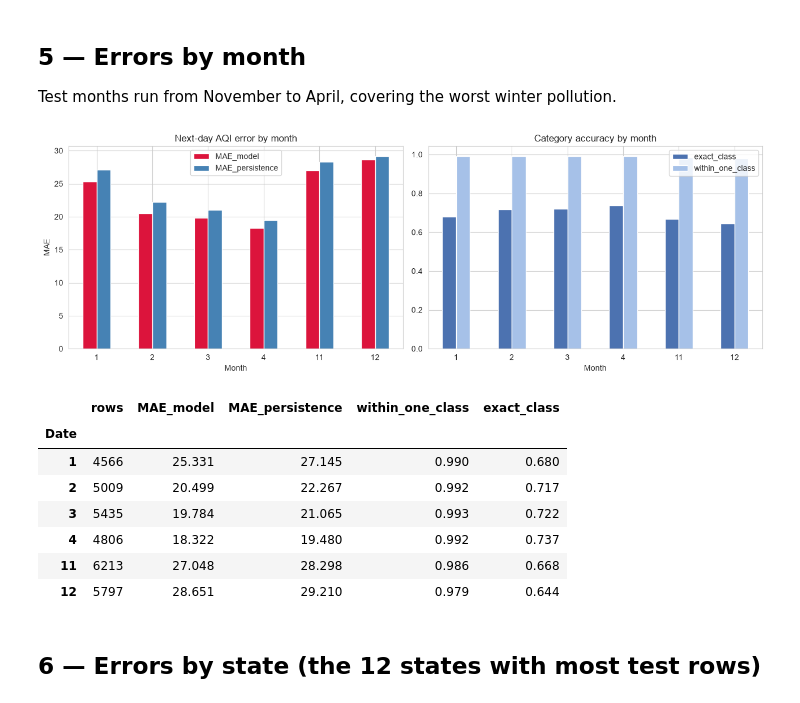
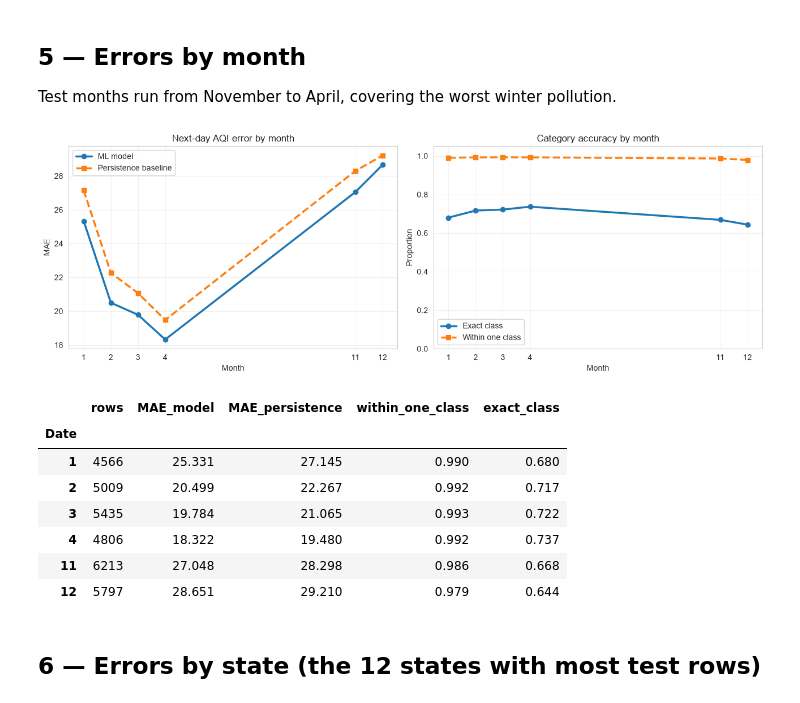
Before and after one commit to nikita-sci/AQI-prediction-India, a Jupyter notebook: notebooks/05_analysis_2023_25.ipynb, the cells around one changed output. Saved outputs shown, nothing was run; the diff lists cells and outputs as text; code cells hidden in the pictures.

```diff
--- a/notebooks/05_analysis_2023_25.ipynb
+++ b/notebooks/05_analysis_2023_25.ipynb
@@ -189,20 +255,79 @@ Test months run from November to April, covering the worst winter pollution.
 # %%
 by_month = test.groupby(test['Date'].dt.month).agg(
     rows=('abs_err', 'size'),
     MAE_model=('abs_err', 'mean'),
     MAE_persistence=('abs_err_persist', 'mean'),
     within_one_class=('class_gap', lambda s: (s <= 1).mean()),
-    exact_class=('class_gap', lambda s: (s == 0).mean()))
+    exact_class=('class_gap', lambda s: (s == 0).mean())
+)
+
+# Keep months ordered
+by_month = by_month.sort_index()
+
+months = by_month.index.tolist()
+month_labels = [str(m) for m in months]
 
 fig, ax = plt.subplots(1, 2, figsize=(13, 4.5))
-by_month[['MAE_model', 'MAE_persistence']].plot(kind='bar', ax=ax[0], color=['crimson', 'steelblue'])
-ax[0].set_title("Next-day AQI error by month"); ax[0].set_xlabel("Month"); ax[0].set_ylabel("MAE"); ax[0].tick_params(axis='x', rotation=0)
-by_month[['exact_class', 'within_one_class']].plot(kind='bar', ax=ax[1], color=['#4c72b0', '#a6c1e8'])
-ax[1].set_title("Category accuracy by month"); ax[1].set_xlabel("Month"); ax[1].tick_params(axis='x', rotation=0)
+
+# Line chart for regression error
+ax[0].plot(
+    months,
+    by_month['MAE_model'],
+    marker='o',
+    linewidth=2.5,
+    label='ML model'
+)
+
+ax[0].plot(
+    months,
+    by_month['MAE_persistence'],
+    marker='s',
+    linewidth=2.5,
+    linestyle='--',
+    label='Persistence baseline'
+)
+
+ax[0].set_title("Next-day AQI error by month")
+ax[0].set_xlabel("Month")
+ax[0].set_ylabel("MAE")
+ax[0].set_xticks(months)
+ax[0].set_xticklabels(month_labels)
+ax[0].legend()
+ax[0].grid(alpha=0.25)
+
+# Line chart for classification performance
+ax[1].plot(
+    months,
+    by_month['exact_class'],
+    marker='o',
+    linewidth=2.5,
+    label='Exact class'
+)
+
+ax[1].plot(
+    months,
+    by_month['within_one_class'],
+    marker='s',
+    linewidth=2.5,
+    linestyle='--',
+    label='Within one class'
+)
+
+ax[1].set_title("Category accuracy by month")
+ax[1].set_xlabel("Month")
+ax[1].set_ylabel("Proportion")
+ax[1].set_xticks(months)
+ax[1].set_xticklabels(month_labels)
+ax[1].set_ylim(0, 1.05)
+ax[1].legend()
+ax[1].grid(alpha=0.25)
+
+fig.tight_layout()
+
 save("error_by_month")
 by_month.round(3)
 # %% [output]
-[figure, old version]
+[figure, new version]
 |  | rows | MAE_model | MAE_persistence | within_one_class | exact_class |
 | Date |  |  |  |  |  |
 | 1 | 4566 | 25.331 | 27.145 | 0.990 | 0.680 |
```
Also changed, not shown: parts of 1 cell of this notebook, 1 other file.
